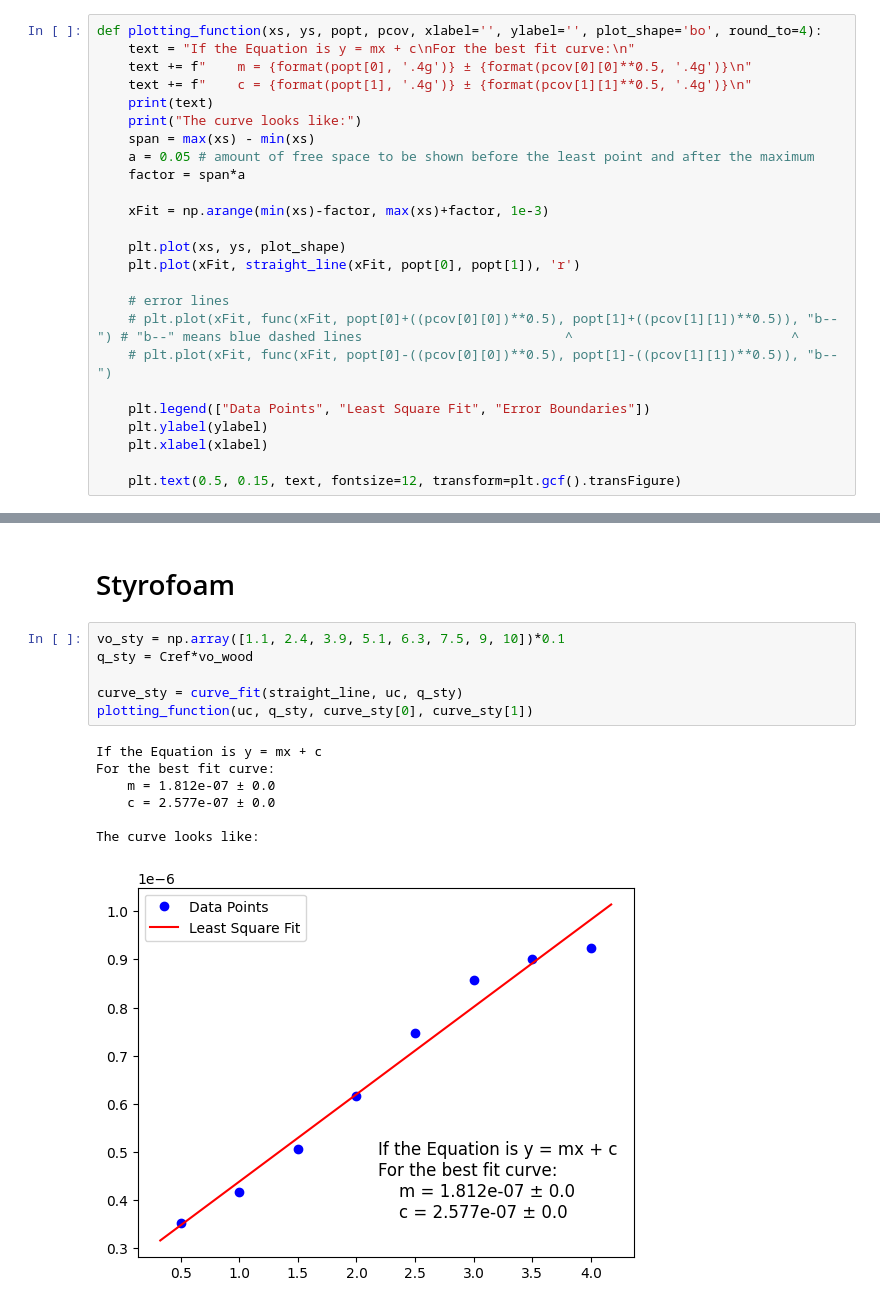
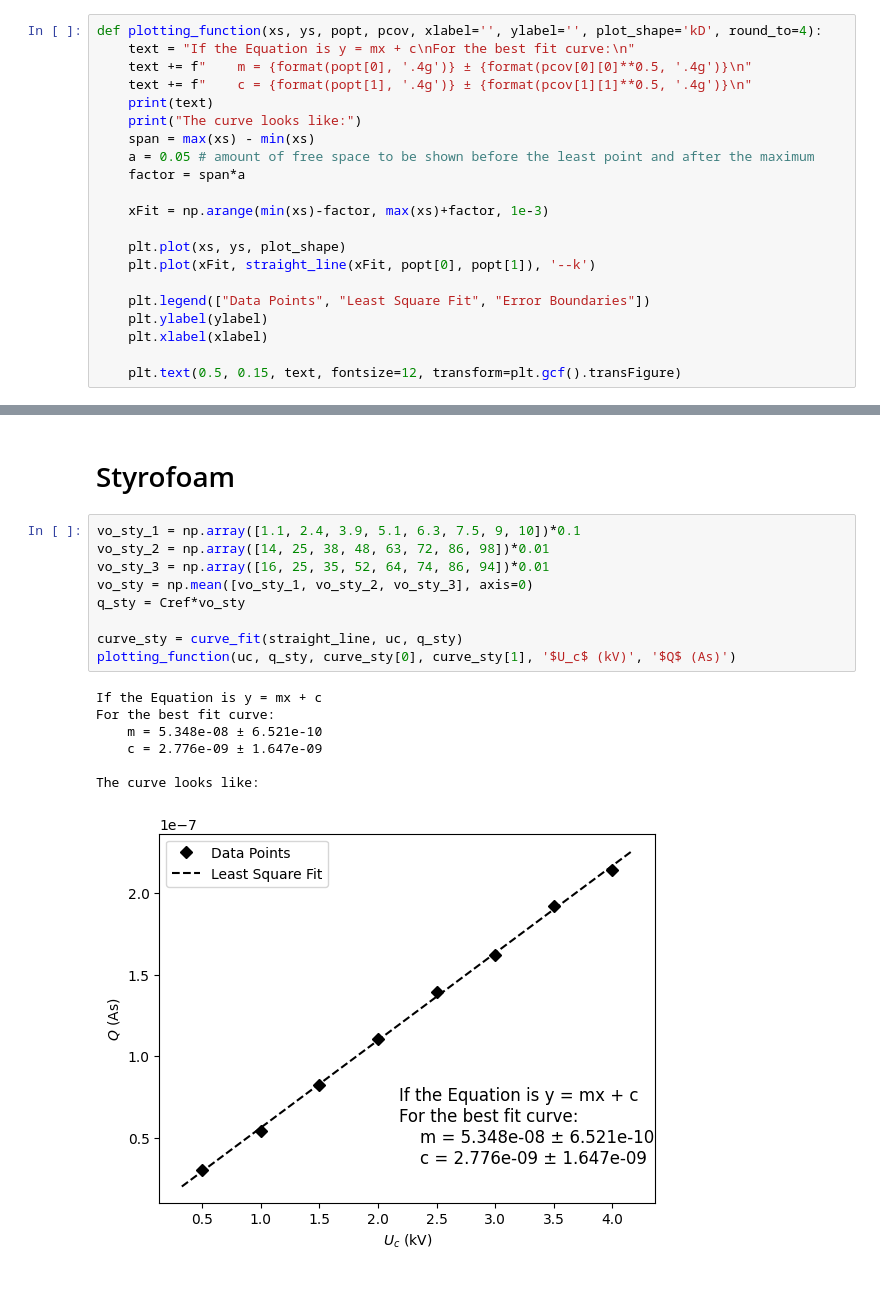
Before and after one commit to gayatri-p/lab-reports, a Jupyter notebook: general physics/4. dielectric constant/analysis.ipynb, the cells around one changed output, grey strips where cells are left out. Drawn from its saved outputs; the diff is of its cells as text.

```diff
--- a/general physics/4. dielectric constant/analysis.ipynb
+++ b/general physics/4. dielectric constant/analysis.ipynb
@@ -4,7 +4,7 @@ from scipy.optimize import curve_fit
 import numpy as np
 from tabulate import tabulate
 # %%
-def plotting_function(xs, ys, popt, pcov, xlabel='', ylabel='', plot_shape='bo', round_to=4):
+def plotting_function(xs, ys, popt, pcov, xlabel='', ylabel='', plot_shape='kD', round_to=4):
     text = "If the Equation is y = mx + c\nFor the best fit curve:\n"
     text += f"    m = {format(popt[0], '.4g')} ± {format(pcov[0][0]**0.5, '.4g')}\n"
     text += f"    c = {format(popt[1], '.4g')} ± {format(pcov[1][1]**0.5, '.4g')}\n"
@@ -17,11 +17,7 @@ def plotting_function(xs, ys, popt, pcov, xlabel='', ylabel='', plot_shape='bo',
     xFit = np.arange(min(xs)-factor, max(xs)+factor, 1e-3)
 
     plt.plot(xs, ys, plot_shape)
-    plt.plot(xFit, straight_line(xFit, popt[0], popt[1]), 'r')
-
-    # error lines
-    # plt.plot(xFit, func(xFit, popt[0]+((pcov[0][0])**0.5), popt[1]+((pcov[1][1])**0.5)), "b--") # "b--" means blue dashed lines                          ^                            ^
-    # plt.plot(xFit, func(xFit, popt[0]-((pcov[0][0])**0.5), popt[1]-((pcov[1][1])**0.5)), "b--")
+    plt.plot(xFit, straight_line(xFit, popt[0], popt[1]), '--k')
 
     plt.legend(["Data Points", "Least Square Fit", "Error Boundaries"])
     plt.ylabel(ylabel)
@@ -133,19 +180,22 @@ del_e_wood
 # %% [markdown]
 # Styrofoam
 # %%
-vo_sty = np.array([1.1, 2.4, 3.9, 5.1, 6.3, 7.5, 9, 10])*0.1
-q_sty = Cref*vo_wood
+vo_sty_1 = np.array([1.1, 2.4, 3.9, 5.1, 6.3, 7.5, 9, 10])*0.1
+vo_sty_2 = np.array([14, 25, 38, 48, 63, 72, 86, 98])*0.01
+vo_sty_3 = np.array([16, 25, 35, 52, 64, 74, 86, 94])*0.01
+vo_sty = np.mean([vo_sty_1, vo_sty_2, vo_sty_3], axis=0)
+q_sty = Cref*vo_sty
 
 curve_sty = curve_fit(straight_line, uc, q_sty)
-plotting_function(uc, q_sty, curve_sty[0], curve_sty[1])
+plotting_function(uc, q_sty, curve_sty[0], curve_sty[1], '$U_c$ (kV)', '$Q$ (As)')
 # %% [output]
 If the Equation is y = mx + c
 For the best fit curve:
-    m = 1.812e-07 ± 0.0
-    c = 2.577e-07 ± 0.0
+    m = 5.348e-08 ± 6.521e-10
+    c = 2.776e-09 ± 1.647e-09
 
 The curve looks like:
-[figure, old version]
+[figure, new version]
 # %%
 d_sty = 0.0192
 e_sty = (d_sty*curve_sty[0][0]*0.001)/(epsilon_o*A)
```
Also changed, not shown: parts of 15 cells of this notebook, 17 other files.
